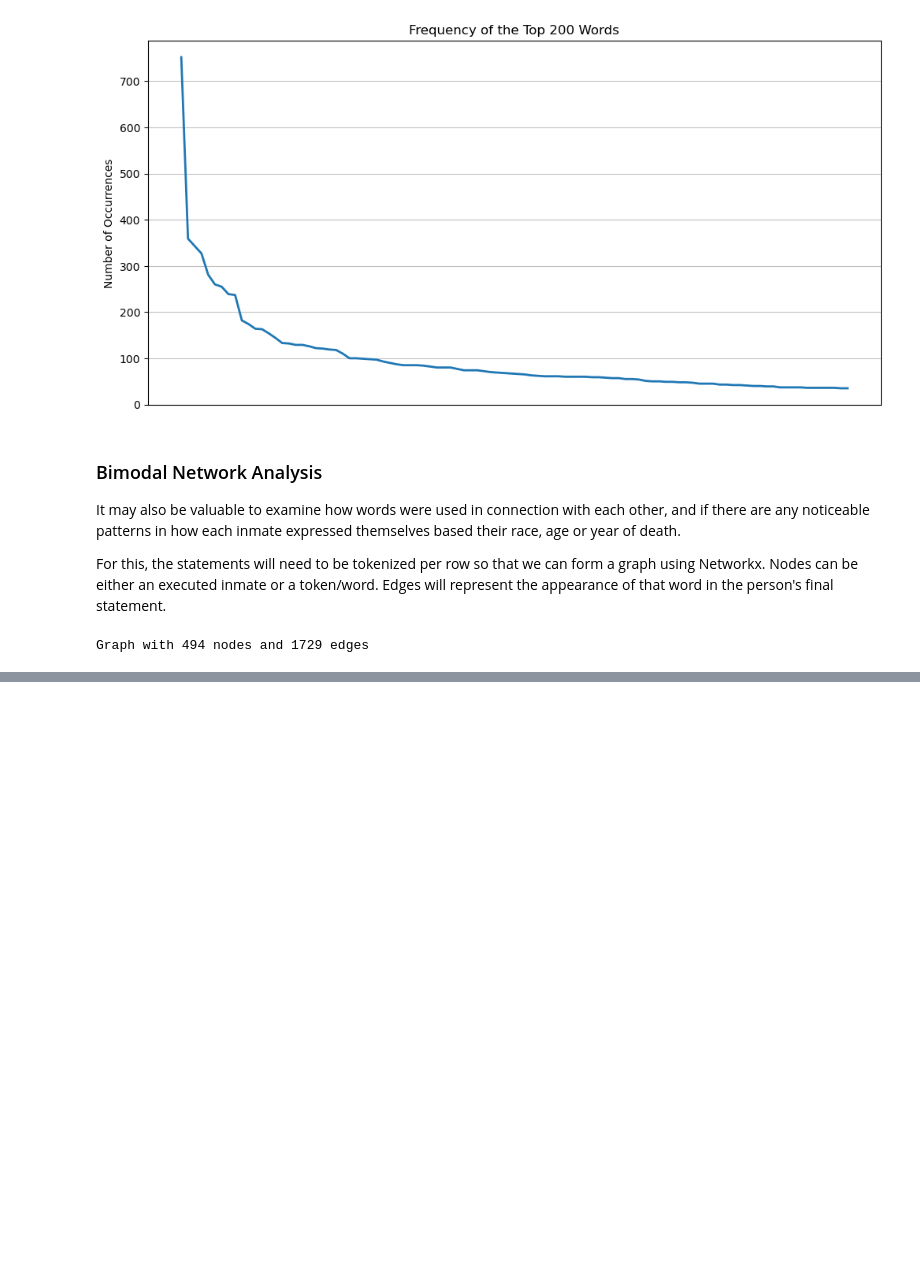
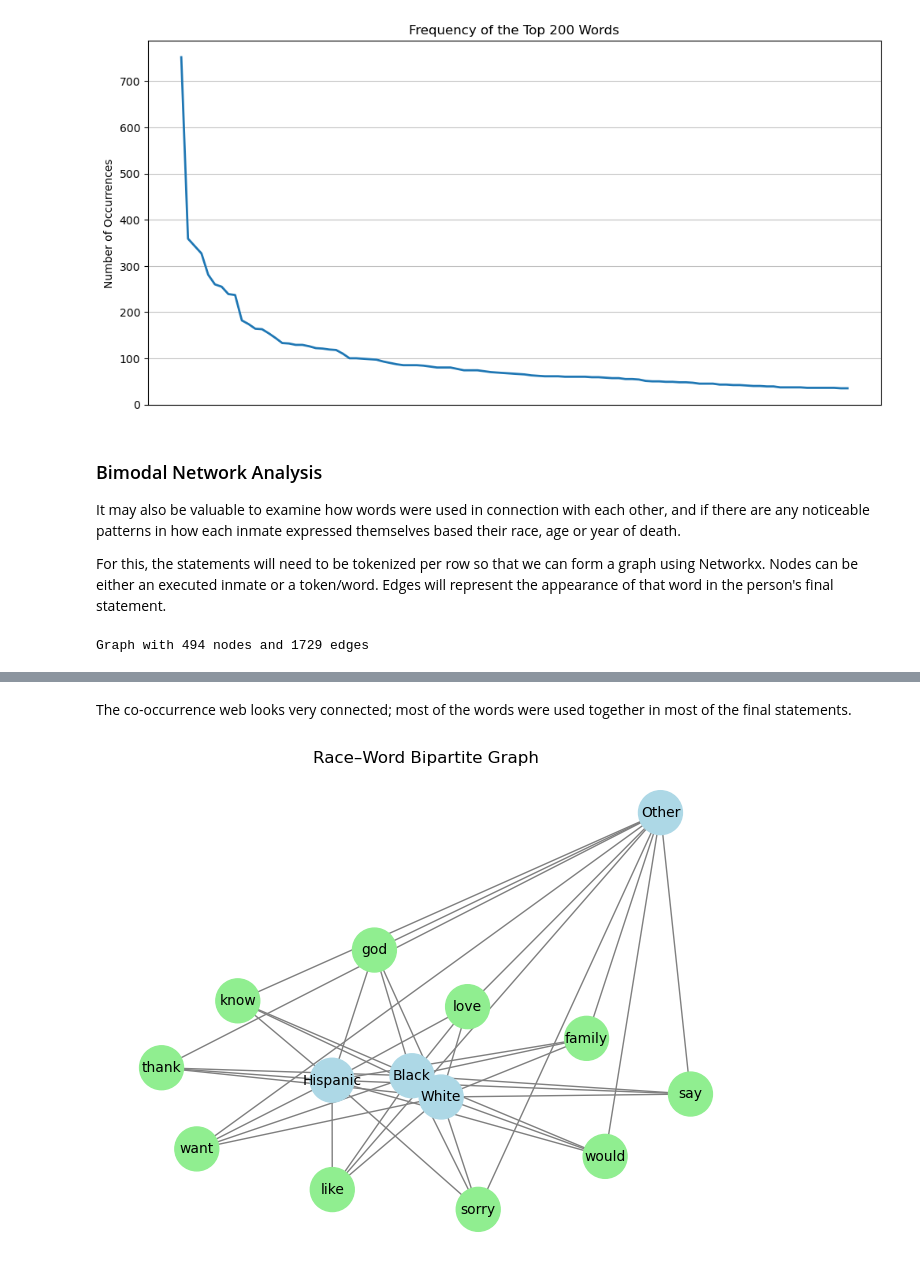
Before and after one commit to stephbc/DATA620_Summer2025, a Jupyter notebook: final.ipynb, the cells around one changed output, grey strips where cells are left out. Cells and saved outputs as stored; diff of their text form; code cells hidden in the pictures; blank space fills up the shorter version.

```diff
--- a/final.ipynb
+++ b/final.ipynb
@@ -325,0 +323,51 @@ Co-occurrence network: 10 nodes, 45 edges.
+# %% [markdown]
+The co-occurrence web looks very connected; most of the words were used together in most of the final statements.
+# %%
+from collections import defaultdict
+
+wc_race = defaultdict(int)
+
+for node_A, node_B in B.edges():
+    # if person <-> word format
+    if B.nodes[node_A]["node_type"] == "person":
+        race = B.nodes[node_A]["race"]
+        word = node_B
+    # if word <-> person format
+    else:
+        race = B.nodes[node_B]["race"]
+        word = node_A
+    wc_race[(race, word)] += 1
+
+CWR = nx.Graph()
+
+# Add category nodes
+categories = set(cat for (cat, word) in wc_race)
+for category in categories:
+    CWR.add_node(category, node_type="category", bipartite=0)
+
+# Add word nodes
+words = set(word for (cat, word) in wc_race)
+for word in words:
+    CWR.add_node(word, node_type="word", bipartite=1)
+
+# Add edges with weights
+for (category, word), count in wc_race.items():
+    CWR.add_edge(category, word, weight=count)
+
+pos = nx.spring_layout(CWR, seed=101)
+
+# Color nodes by type
+node_colors = ["lightblue" if CWR.nodes[n]["node_type"] == "category" else "lightgreen" for n in CWR.nodes]
+
+nx.draw(
+    CWR, pos,
+    with_labels=True,
+    node_color=node_colors,
+    node_size=1000,
+    font_size=10,
+    edge_color="gray"
+)
+plt.title("Race–Word Bipartite Graph")
+plt.show()
+# %% [output]
+[figure, added]
```
Also changed, not shown: parts of 8 cells of this notebook.
